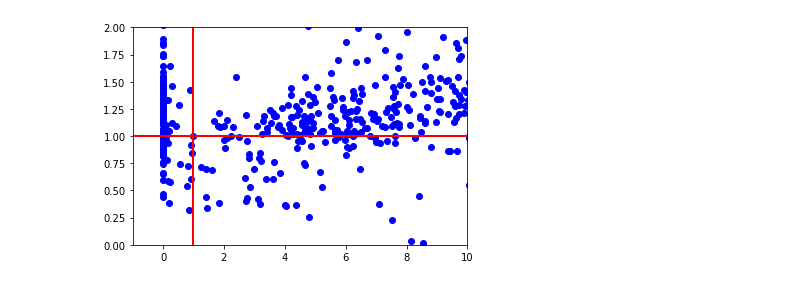
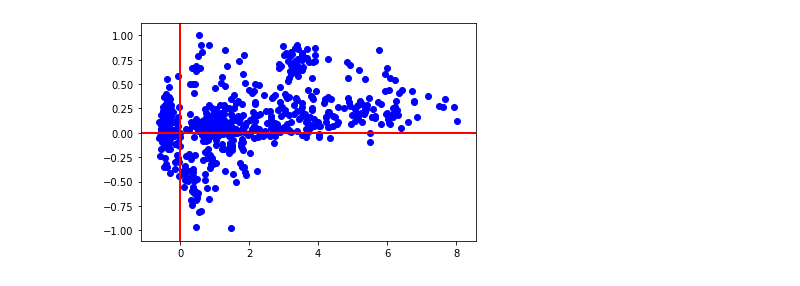
Before and after one commit to zxxia/benchmarking, a Jupyter notebook: show_vigil_noscope.ipynb, the cells around one changed output. Saved outputs shown, nothing was run; the diff lists cells and outputs as text; code cells hidden in the pictures.

Commit message:
change noscope code

```diff
--- a/show_vigil_noscope.ipynb
+++ b/show_vigil_noscope.ipynb
@@ -90,32 +90,34 @@ noscope_perf = load_noscope_result('./noscope/')
 # %%
 
 fig,ax = plt.subplots(1)
+# f = open('vigil_noscope.csv', 'w')
 
 for key in noscope_perf.keys():
     if key not in vigil_perf:
         print('{} missing'.format(key))
         continue
-    if vigil_perf[key][1] == 0 or vigil_perf[key][0] == 0:
-        continue
-    relative_f1 = noscope_perf[key][1]/vigil_perf[key][1]
-    relative_bw = noscope_perf[key][0]/vigil_perf[key][2]
+#     if vigil_perf[key][1] == 0 or vigil_perf[key][0] == 0:
+#         continue
+    relative_f1 = noscope_perf[key][1] - vigil_perf[key][1]
+    relative_bw = noscope_perf[key][0] - vigil_perf[key][2]
 
 #     if noscope_perf[key][1] == 0 or noscope_perf[key][0] == 0:
 #         continue
 #     relative_f1 = vigil_perf[key][1]/noscope_perf[key][1]
 #     relative_bw = vigil_perf[key][0]/noscope_perf[key][0]
 
 #     if relative_f1 > 1 and relative_bw < 1:
 #         print(key, vigil_perf[key], noscope_perf[key])
     if 'cropped' in key:
         continue
     ax.scatter(relative_bw, relative_f1, c='b')
-    ax.axhline(y=1, color='r', linestyle='-')
-    ax.axvline(x=1, color='r', linestyle='-')
-    ax.set_xlim(-1,10)
-    ax.set_ylim(0,2)
+    ax.axhline(y=0, color='r', linestyle='-')
+    ax.axvline(x=0, color='r', linestyle='-')
+#     f.write(str(relative_bw) + "," + str(relative_f1) + '\n')
+#     ax.set_xlim(-0.5,0.5)
+#     ax.set_ylim(-0.5,0.5)
 # %% [output]
-[figure, old version]
+[figure, new version]
 # %%
 fig,ax = plt.subplots(1)
 noscope_perf1 = {}
```
Also changed, not shown: 6 other files.
